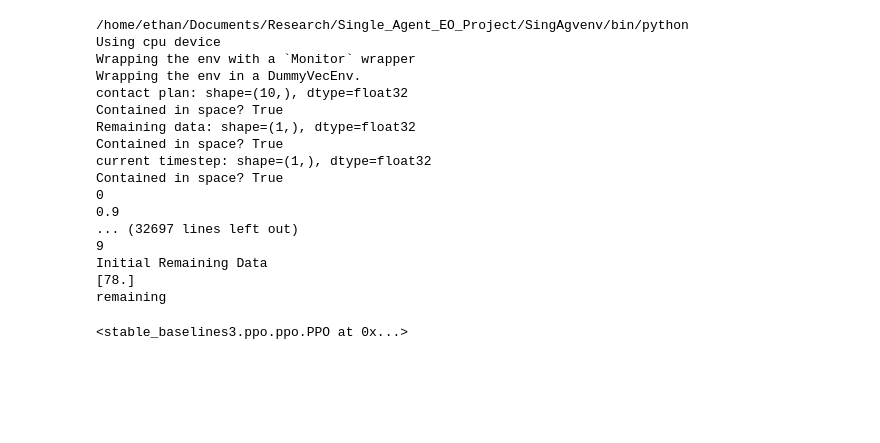
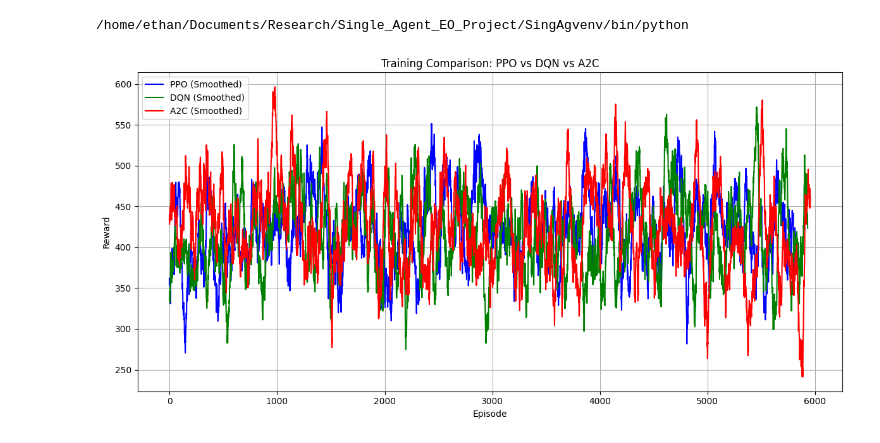
Before and after one commit to brasdorlakes/singleagent-project, a Jupyter notebook: Single_Agent_Eval_Script.ipynb, the cells around one changed output. Saved outputs shown, nothing was run; the diff lists cells and outputs as text; code cells hidden in the pictures; blank space fills up the shorter version.

Commit message:
"Added DQN and A2C basic agent Evaluation capability"

```diff
--- a/Single_Agent_Eval_Script.ipynb
+++ b/Single_Agent_Eval_Script.ipynb
@@ -97,32 +71,68 @@ Total reward: [1.7380954]
 # %%
 #Setup Stable Baseline3 Agents
 import sys
+import numpy as np
 print(sys.executable)
 import stable_baselines3
-from stable_baselines3 import PPO
+from stable_baselines3 import PPO, DQN, A2C
 from stable_baselines3.common.evaluation import evaluate_policy
+from stable_baselines3.common.monitor import Monitor
+from stable_baselines3.common.callbacks import BaseCallback
+import matplotlib.pyplot as plt
+class RewardLogger(BaseCallback):
+    def __init__(self):
+        super().__init__()
+        self.episode_rewards = []
 
-model = PPO("MultiInputPolicy", env, verbose=1)
+    def _on_step(self) -> bool:
+        # Check if episode info is available
+        info = self.locals.get("infos", [{}])[0]
+        if "episode" in info:
+            reward = info["episode"]["r"]
+            self.episode_rewards.append(reward)
+        return True
 
-# Train the model
-model.learn(total_timesteps=10_000)
+
+
+def moving_average(data, window_size=50):
+    return np.convolve(data, np.ones(window_size)/window_size, mode='valid')
+def train_agent(agent_class, env_id, total_timesteps=50000):
+    env = Monitor(SingleSatelliteEnv())
+    model = agent_class("MultiInputPolicy", env, verbose=0)
+    logger = RewardLogger()
+    model.learn(total_timesteps=total_timesteps, callback=logger)
+    return logger.episode_rewards
+
+
+ppo_rewards = train_agent(PPO, env)
+dqn_rewards = train_agent(DQN, env)
+a2c_rewards = train_agent(A2C, env)
+
+
+# Smoothed rewards
+#smoothed_rewards = moving_average(rewards, window_size=50)
+
+# Plotting
+plt.figure(figsize=(12, 6))
+
+# Raw (optional)
+# plt.plot(ppo_rewards, label='PPO Raw', alpha=0.3)
+# plt.plot(dqn_rewards, label='DQN Raw', alpha=0.3)
+# plt.plot(a2c_rewards, label='A2C Raw', alpha=0.3)
+
+# Smoothed
+plt.plot(moving_average(ppo_rewards, 50), label='PPO (Smoothed)', color='blue')
+plt.plot(moving_average(dqn_rewards, 50), label='DQN (Smoothed)', color='green')
+plt.plot(moving_average(a2c_rewards, 50), label='A2C (Smoothed)', color='red')
+
+plt.xlabel("Episode")
+plt.ylabel("Reward")
+plt.title("Training Comparison: PPO vs DQN vs A2C")
+plt.legend()
+plt.grid(True)
+plt.tight_layout()
+plt.show()
 # %% [output]
 /home/ethan/Documents/Research/Single_Agent_EO_Project/SingAgvenv/bin/python
-Using cpu device
-Wrapping the env with a `Monitor` wrapper
-Wrapping the env in a DummyVecEnv.
-contact plan: shape=(10,), dtype=float32
-Contained in space? True
-Remaining data: shape=(1,), dtype=float32
-Contained in space? True
-current timestep: shape=(1,), dtype=float32
-Contained in space? True
-0
-0.9
-... (32697 lines left out)
-9
-Initial Remaining Data
-[78.]
-remaining
-<stable_baselines3.ppo.ppo.PPO at 0x...>
+[figure, added]
 # %%
```
Also changed, not shown: parts of 4 cells of this notebook, 2 other files.
